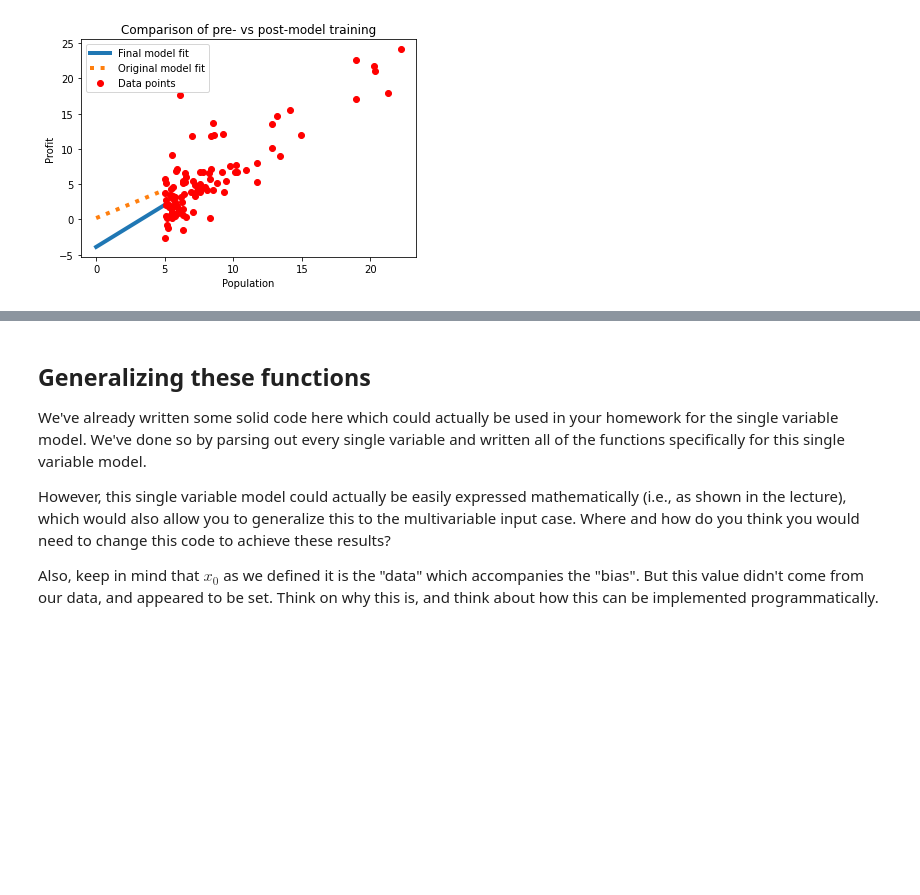
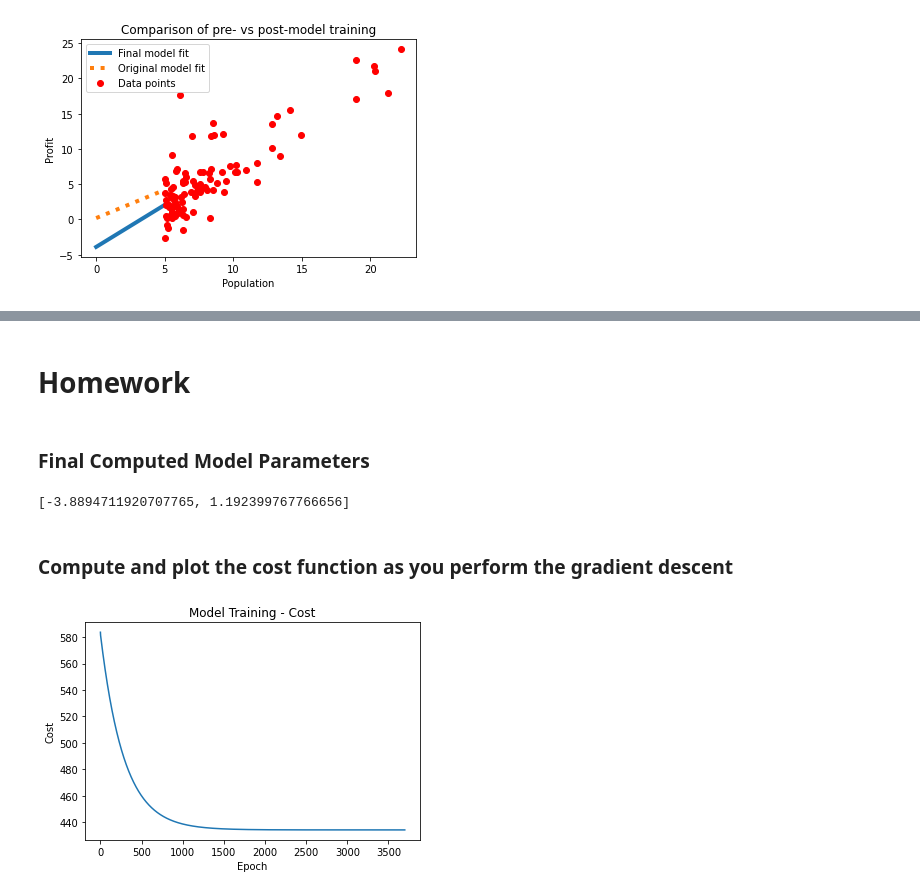
Before and after one commit to gentryae/ML_classwork, a Jupyter notebook: A8_pt1.ipynb, the cells around one changed output, grey strips where cells are left out. Saved outputs shown, nothing was run; the diff lists cells and outputs as text; code cells hidden in the pictures; blank space fills up the shorter version.

```diff
--- a/A8_pt1.ipynb
+++ b/A8_pt1.ipynb
@@ -145,10 +145,10 @@ def calculate_single_forward(thetas, train_ex):
 
     # for each theta, we need the gradient for an update
     gradients = np.array([error * x0, error * x1])
-
+    cost = 0.5 * (error ** 2)
     # Question: what would you do differently for GD or mini-batch GD?
 
-    return gradients
+    return gradients, cost
 # %% [markdown]
 For the actual gradient descent, this is the update function:
 
@@ -166,13 +166,15 @@ def gradient_descent(training_data, thetas, alpha=5e-3):
     '''
 
     total_error = 0
+    total_cost = 0
     overall_gradients = np.zeros(2)
 
     # compute the summation of gradients across all training examples
     for ex in training_data:
-        gradients = calculate_single_forward(thetas, ex)
+        gradients, cost = calculate_single_forward(thetas, ex)
 
         # gradients[0] is the error term (gradients[0] = error * x0 = error * 1)
+        total_cost += cost
         total_error += gradients[0]
         overall_gradients = overall_gradients + gradients
 
@@ -181,7 +183,7 @@ def gradient_descent(training_data, thetas, alpha=5e-3):
     thetas[0] = theta_0 - alpha * overall_gradients[0]
     thetas[1] = theta_1 - alpha * overall_gradients[1]
 
-    return thetas, total_error
+    return thetas, total_error, total_cost
 # %% [markdown]
 ## Regression
 # %%
@@ -193,12 +195,14 @@ alpha = 1e-4
 # prepare training
 total_epochs = 3700
 error_traj = [0] * total_epochs
+cost_traj = [0] * total_epochs
 
 # perform training
 for epoch in range(total_epochs):
-    thetas, epoch_error = gradient_descent(data, thetas, alpha)
+    thetas, epoch_error, cost_error = gradient_descent(data, thetas, alpha)
     # store a history of errors
     error_traj[epoch] = epoch_error
+    cost_traj[epoch] = cost_error
 # %%
 thetas
 # %% [output]
@@ -241,7 +247,18 @@ Text(0.5, 1.0, 'Comparison of pre- vs post-model training')
-# %% [markdown]
-## Generalizing these functions
-We've already written some solid code here which could actually be used in your homework for the single variable model. We've done so by parsing out every single variable and written all of the functions specifically for this single variable model.
-
-However, this single variable model could actually be easily expressed mathematically (i.e., as shown in the lecture), which would also allow you to generalize this to the multivariable input case. Where and how do you think you would need to change this code to achieve these results?
-
-Also, keep in mind that $x_0$ as we defined it is the "data" which accompanies the "bias". But this value didn't come from our data, and appeared to be set. Think on why this is, and think about how this can be implemented programmatically.
+# %% [markdown]
+# Homework
+# %% [markdown]
+### Final Computed Model Parameters
+# %%
+thetas
+# %% [output]
+[-3.8894711920707765, 1.192399767766656]
+# %% [markdown]
+### Compute and plot the cost function as you perform the gradient descent
+# %%
+# Let's do an exploratory plot
+plt.plot(cost_traj)
+plt.xlabel('Epoch')
+plt.ylabel('Cost')
+plt.title('Model Training - Cost');
+# %% [output]
+[figure, added]
```
Also changed, not shown: parts of 2 cells of this notebook.
